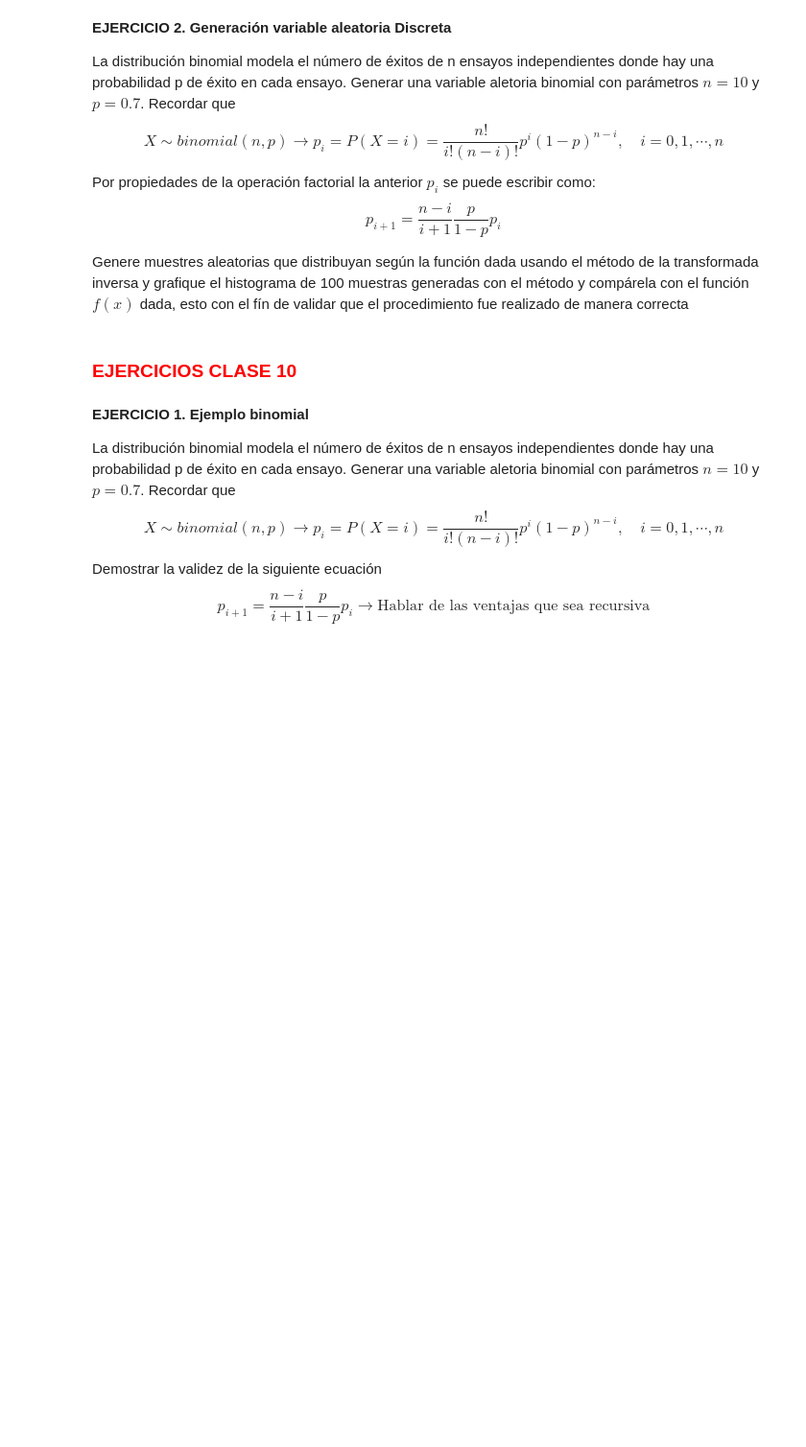
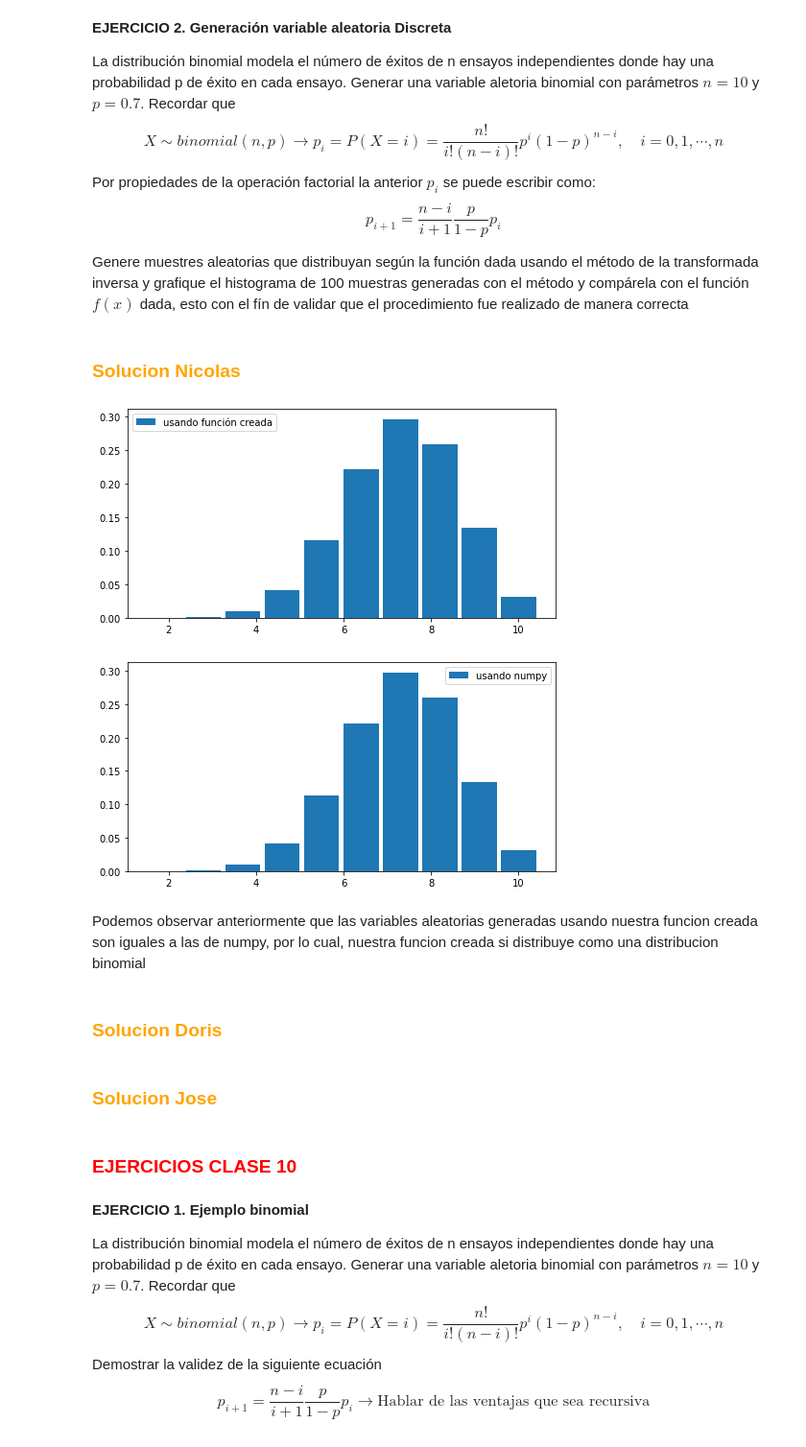
Before and after one commit to nicoglez/Tareas_SNGonzalez_DGomez, a Jupyter notebook: Tarea4_SNGonzalez_DGomez_JTNavarro.ipynb, the cells around one changed output. Shown: that part at 96% size. Drawn from its saved outputs; the diff is of its cells as text; code cells hidden in the pictures; blank space fills up the shorter version.

```diff
--- a/Tarea4_SNGonzalez_DGomez_JTNavarro.ipynb
+++ b/Tarea4_SNGonzalez_DGomez_JTNavarro.ipynb
@@ -97,0 +154,2 @@ Genere muestres aleatorias que distribuyan según la función dada usando el mé
+# %% [markdown]
+### <font color ='Orange'> **Solucion Nicolas**
@@ -97,0 +175,37 @@ Genere muestres aleatorias que distribuyan según la función dada usando el mé
+# %%
+# Primero generar una funcion que encuentra la distribucion de probabilidad acumulada
+
+def P_acum(n: 'Numero de terminos',p: 'Probabilidad'):
+    '''
+    Funcion que encuentra la distribucion de probabilidad acumulada de una distribucion binomial
+    '''
+    Pr = np.zeros(n)
+    Pr[0] = (1-p)**n
+    def pr(i):
+        nonlocal Pr
+        Pr[i+1]=((p/(1-p))*(n-i)/(i+1))*Pr[i]
+
+    # Lleno el vector Pr usando compresión de listas
+    [pr(i) for i in range(n-1)]
+    return np.cumsum(Pr)
+
+n, p, N = 10, 0.7, 10**5
+p_acum = P_acum(n,p)
+u = np.random.rand(N)
+# %%
+# Usando el método de la transformada inversa
+d_binomial = gen_discreta(u,p_acum)
+hist_discrete(d_binomial,'usando función creada')
+
+# Usando numpy
+d_bino_numpy = np.random.binomial(n,p,N)
+hist_discrete(d_bino_numpy,'usando numpy')
+# %% [output]
+[figure, added]
+[figure, added]
+# %% [markdown]
+Podemos observar anteriormente que las variables aleatorias generadas usando nuestra funcion creada son iguales a las de numpy, por lo cual, nuestra funcion creada si distribuye como una distribucion binomial
+# %% [markdown]
+### <font color ='Orange'> **Solucion Doris**
+# %% [markdown]
+### <font color ='Orange'> **Solucion Jose**
```
Also changed, not shown: parts of 56 cells of this notebook.
